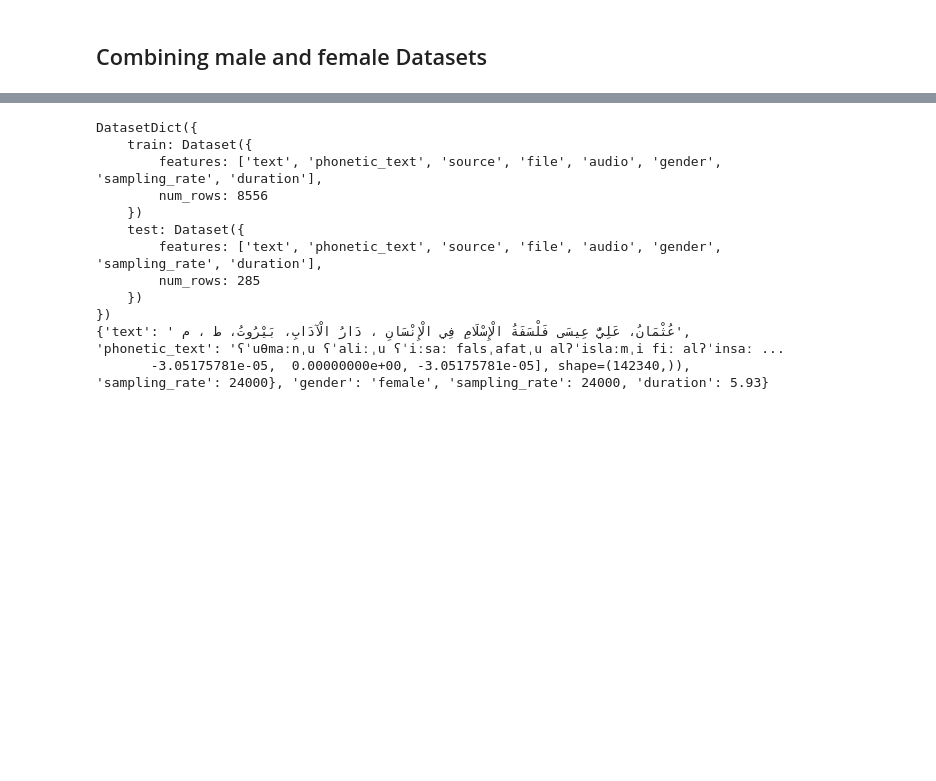
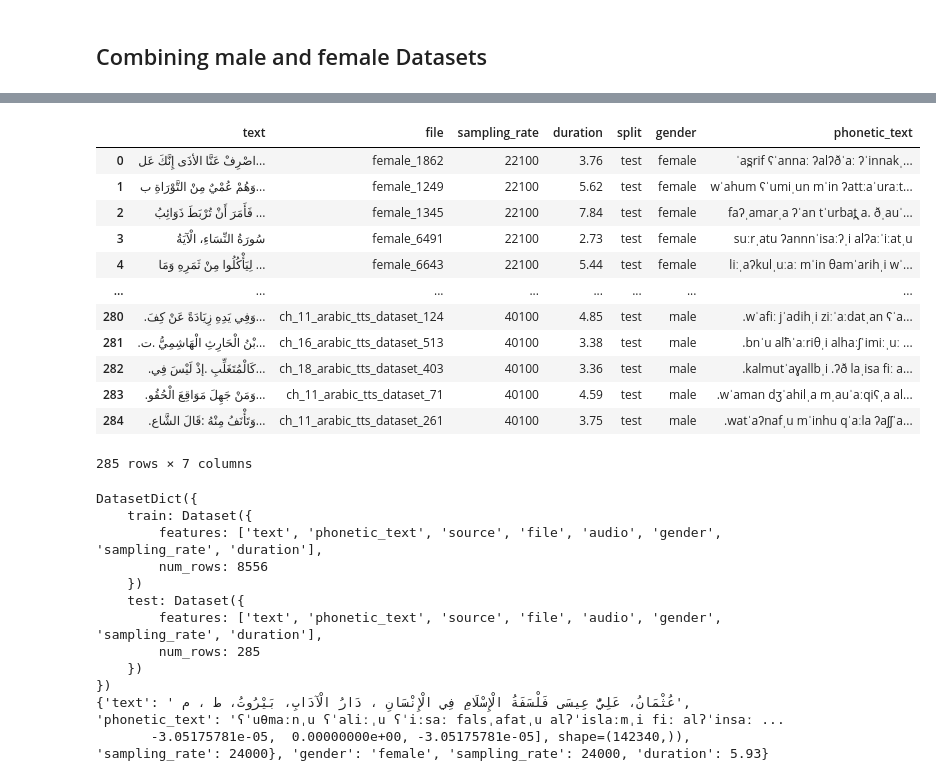
Before and after one commit to NeoBoy/StyleTTS2_Arabic, a Jupyter notebook: dataPrep.ipynb, the cells around one changed output, grey strips where cells are left out. Saved outputs shown, nothing was run; the diff lists cells and outputs as text; code cells hidden in the pictures; blank space fills up the shorter version.

```diff
--- a/dataPrep.ipynb
+++ b/dataPrep.ipynb
@@ -1239,6 +1242,22 @@ Test set shape: (285, 8)
 2  faʔˌamarˌa ʔˈan tˈurbat̪ˌa. ðˌauˈaːʔibˌu ʃˈaʕr...
 3                suːrˌatu ʔannnˈisaːʔˌi alʔaːˈiːatˌu
 4  liːˌaʔkulˌuːaː mˈin θamˈarihˌi wˈamaː ʕamˈilat...
+# %%
+test_df_final
+# %% [output]
+|  | text | file | sampling_rate | duration | split | gender | phonetic_text |
+| 0 | اصْرِفْ عَنَّا الأذَى إِنَّكَ عَل... | female_1862 | 22100 | 3.76 | test | female | ˈas̪rif ʕˈannaː ʔalʔðˈaː ʔˈinnakˌ... |
+| 1 | وَهُمْ عُمْيٌ مِنْ التَّوْرَاةِ ب... | female_1249 | 22100 | 5.62 | test | female | wˈahum ʕˈumiˌun mˈin ʔattːaˈuraːt... |
+| 2 | فَأَمَرَ أَنْ تُرْبَطَ ذَوَائِبُ ... | female_1345 | 22100 | 7.84 | test | female | faʔˌamarˌa ʔˈan tˈurbat̪ˌa. ðˌauˈ... |
+| 3 | سُورَةُ النِّسَاءِ، الْآيَةُ | female_6491 | 22100 | 2.73 | test | female | suːrˌatu ʔannnˈisaːʔˌi alʔaːˈiːatˌu |
+| 4 | لِيَأْكُلُوا مِنْ ثَمَرِهِ وَمَا ... | female_6643 | 22100 | 5.44 | test | female | liːˌaʔkulˌuːaː mˈin θamˈarihˌi wˈ... |
+| ... | ... | ... | ... | ... | ... | ... | ... |
+| 280 | .وَفِي يَدِهِ زِيَادَةً عَنْ كِفَ... | ch_11_arabic_tts_dataset_124 | 40100 | 4.85 | test | male | .wˈafiː jˈadihˌi ziːˈaːdatˌan ʕˈa... |
+| 281 | .بْنُ الْحَارِثِ الْهَاشِمِيُّ .ت... | ch_16_arabic_tts_dataset_513 | 40100 | 3.38 | test | male | .bnˈu alħˈaːriθˌi alhaːʃˈimiːˌuː ... |
+| 282 | .كَالْمُتَغَلِّبِ .إذْ لَيْسَ فِي... | ch_18_arabic_tts_dataset_403 | 40100 | 3.36 | test | male | .kalmutˈaɣallbˌi .ʔð laˌisa fiː a... |
+| 283 | .وَمَنْ جَهِلَ مَوَاقِعَ الْحُقُو... | ch_11_arabic_tts_dataset_71 | 40100 | 4.59 | test | male | .wˈaman dʒˈahilˌa mˌauˈaːqiʕˌa al... |
+| 284 | .وَتَأْنَفُ مِنْهُ :قَالَ الشَّاع... | ch_11_arabic_tts_dataset_261 | 40100 | 3.75 | test | male | .watˈaʔnafˌu mˈinhu qˈaːla ʔaʃʃˈa... |
+285 rows × 7 columns
 # %%
 import os
 from datasets import Dataset, DatasetDict, Audio
```
Also changed, not shown: parts of 5 cells of this notebook.
